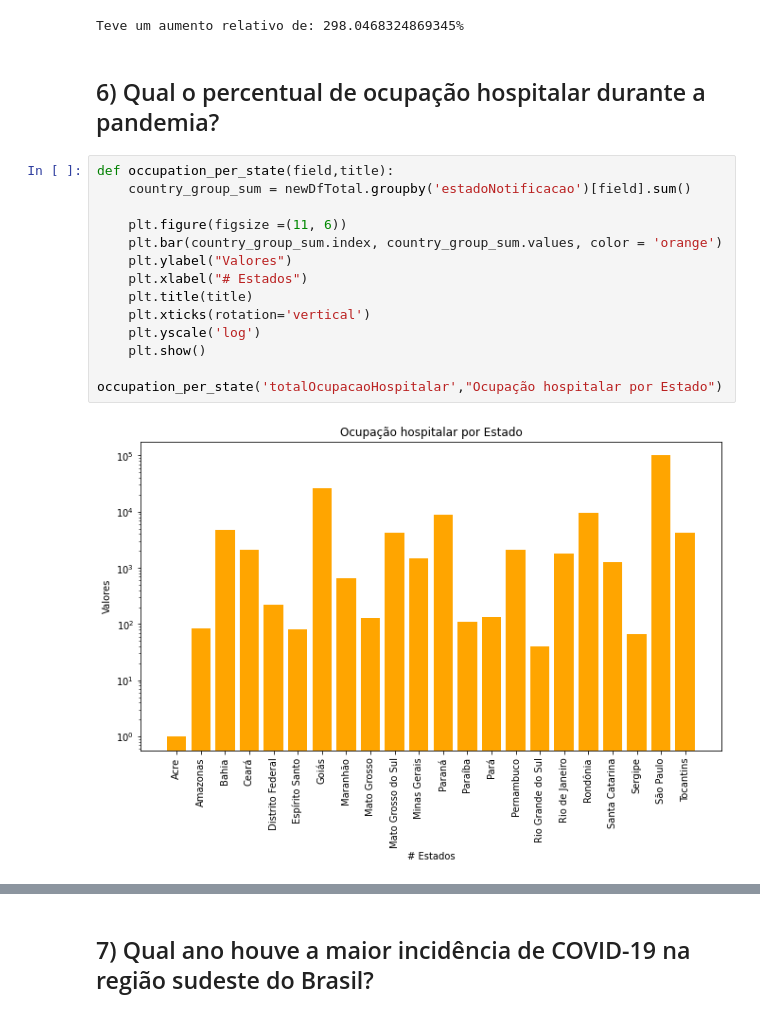
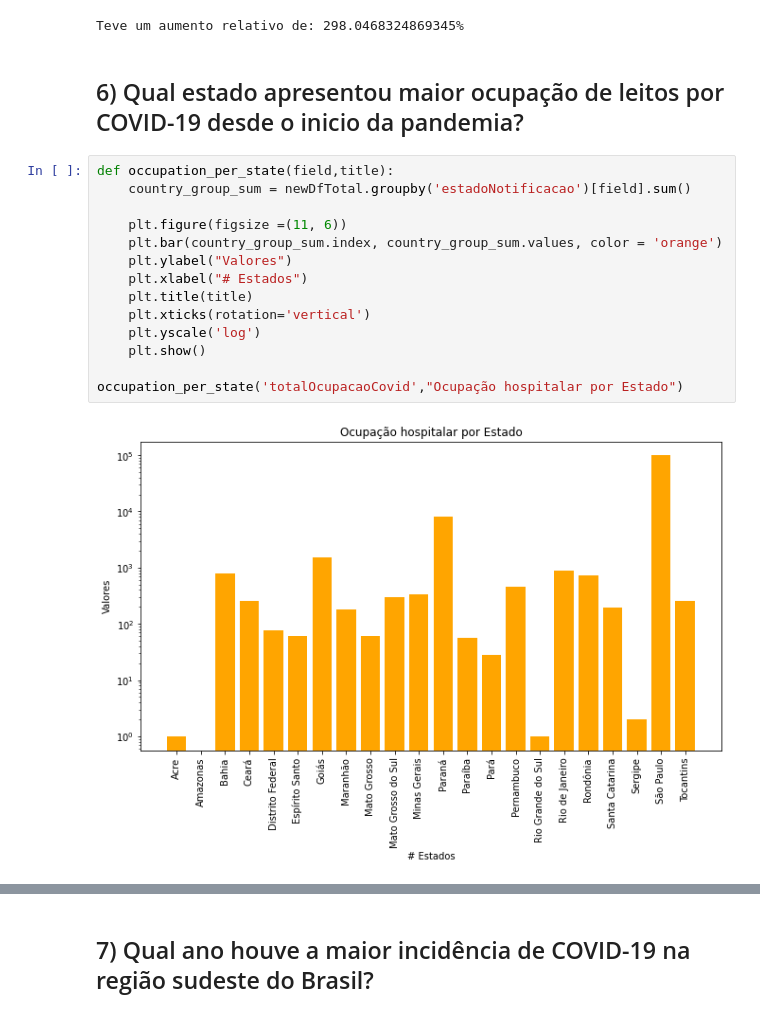
Before and after one commit to lucianobajr/TP-CCF425, a Jupyter notebook: src/main.ipynb, the cells around one changed output, grey strips where cells are left out. Drawn from its saved outputs; the diff is of its cells as text.

```diff
--- a/src/main.ipynb
+++ b/src/main.ipynb
@@ -826,21 +826,21 @@ now = data_without_nan_values['suspects'].sum()
 print(f'Teve um aumento relativo de: {now*100/beginning_of_2022}%')
 # %% [output]
 Teve um aumento relativo de: 298.0468324869345%
-# %% [markdown]
-## 6) Qual o percentual de ocupação hospitalar durante a pandemia?
+# %% [markdown]
+## 6) Qual estado apresentou maior ocupação de leitos por COVID-19 desde o inicio da pandemia?
 # %%
 def occupation_per_state(field,title):
     country_group_sum = newDfTotal.groupby('estadoNotificacao')[field].sum()
 
     plt.figure(figsize =(11, 6))
     plt.bar(country_group_sum.index, country_group_sum.values, color = 'orange')
     plt.ylabel("Valores")
     plt.xlabel("# Estados")
     plt.title(title)
     plt.xticks(rotation='vertical')
     plt.yscale('log')
     plt.show()
 
-occupation_per_state('totalOcupacaoHospitalar',"Ocupação hospitalar por Estado")
+occupation_per_state('totalOcupacaoCovid',"Ocupação hospitalar por Estado")
 # %% [output]
-[figure, old version]
+[figure, new version]
```
Also changed, not shown: parts of 8 cells of this notebook.
